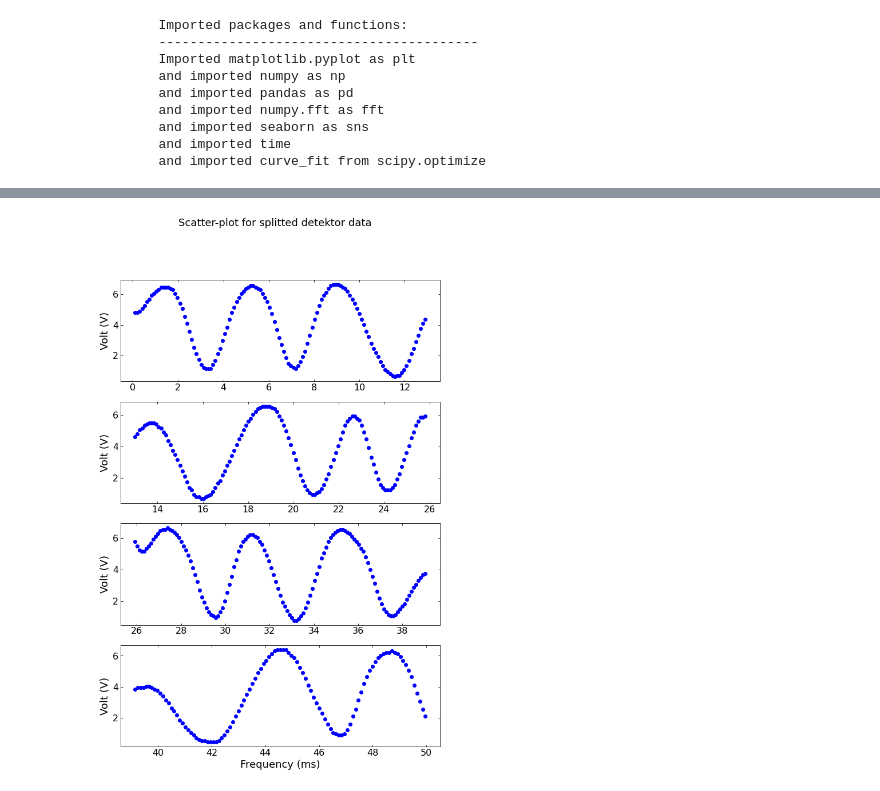
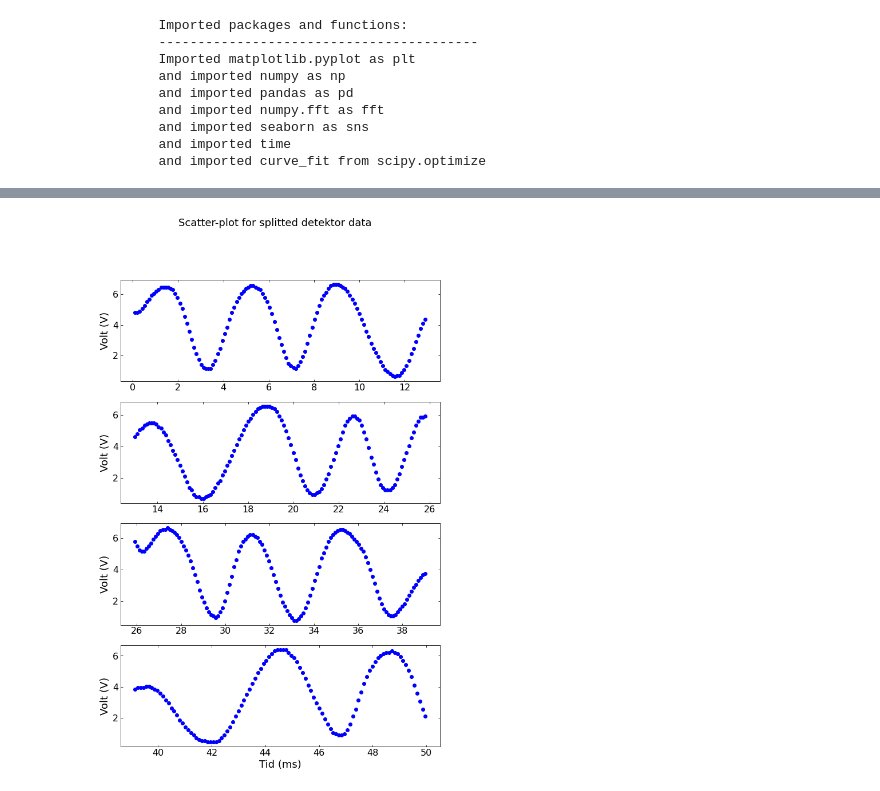
Before and after one commit to fred465f/Forsoeg_2, a Jupyter notebook: Labdage/Labdag_2/Visualisation/visualisation.ipynb, the cells around one changed output, grey strips where cells are left out. Drawn from its saved outputs; the diff is of its cells as text; code cells hidden in the pictures.

```diff
--- a/Labdage/Labdag_2/Visualisation/visualisation.ipynb
+++ b/Labdage/Labdag_2/Visualisation/visualisation.ipynb
@@ -41,10 +41,10 @@ for i, sd in enumerate(splitted_data_generator):
         axs[i].scatter(sd[0], sd[1], color = 'blue')
         axs[i].set_ylabel('Volt (V)')
         if i == len(splitted_data_generator) - 1 and i >= 1:
-            axs[i].set_xlabel('Frequency (ms)')
+            axs[i].set_xlabel('Tid (ms)')
     else:
         axs.scatter(sd[0], sd[1], color = 'blue')
-        axs.set_xlabel('Frequency (ms)')
+        axs.set_xlabel('Tid (ms)')
         axs.set_ylabel('Volt (V)')
 plt.show()
 # %% [output]
@@ -52,24 +52,24 @@ plt.show()
 # %%
 # Plot splitted detektor data
 
 # Make axis and fig and set suptitle
 fig, axs = plt.subplots(len(splitted_data_detektor), 1, figsize=(10, 15), sharex=False)
 fig.suptitle('Scatter-plot for splitted detektor data')
 
 # Remove horizontal space between axes
 fig.subplots_adjust(hspace=0.2)
 
 # Loop through data
 for i, sd in enumerate(splitted_data_detektor):
     if len(splitted_data_detektor) != 1:
         axs[i].scatter(sd[0], sd[1], color = 'blue')
         axs[i].set_ylabel('Volt (V)')
         if i == len(splitted_data_detektor) - 1 and i >= 1:
-            axs[i].set_xlabel('Frequency (ms)')
+            axs[i].set_xlabel('Tid (ms)')
     else:
         axs.scatter(sd[0], sd[1], color = 'blue')
-        axs.set_xlabel('Frequency (ms)')
+        axs.set_xlabel('Tid (ms)')
         axs.set_ylabel('Volt (V)')
 plt.show()
 # %% [output]
-[figure, old version]
+[figure, new version]
```
Also changed, not shown: parts of 1 cell of this notebook.
